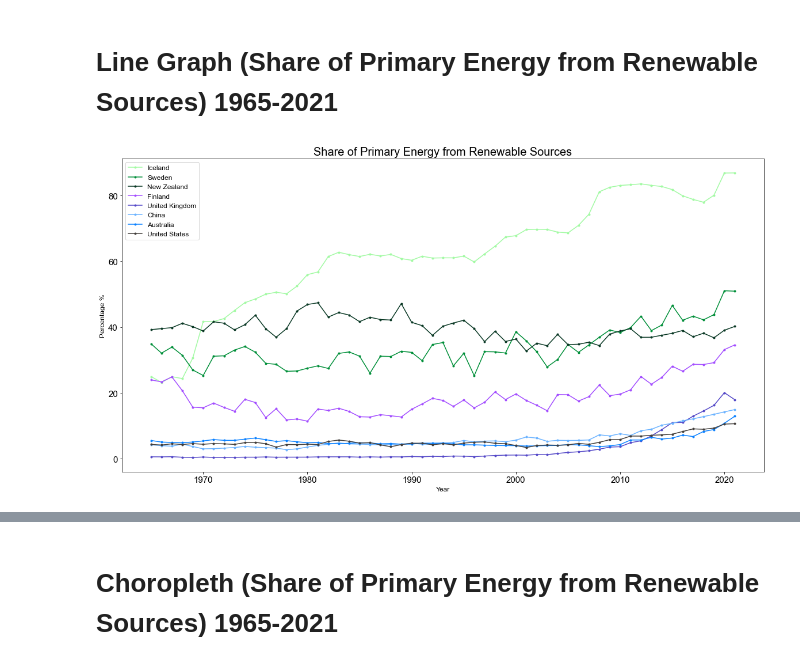
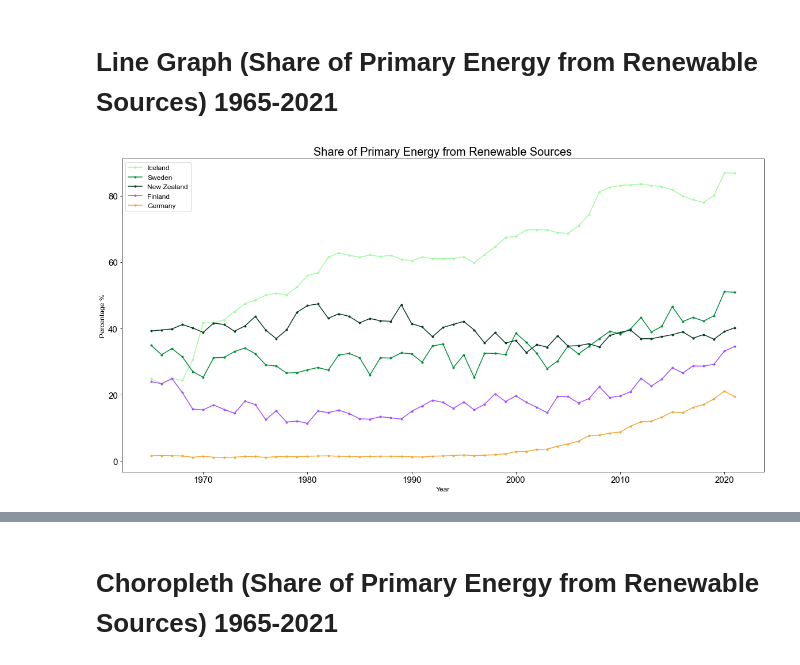
Before and after one commit to aaroln/ev, a Jupyter notebook: presentation.ipynb, the cells around one changed output, grey strips where cells are left out. Cells and saved outputs as stored; diff of their text form; code cells hidden in the pictures.

```diff
--- a/presentation.ipynb
+++ b/presentation.ipynb
@@ -325,28 +325,28 @@ chi = is_country('China')
 ice = is_country('Iceland')
 zaf = is_country('South Africa')
 unk = is_country('United Kingdom')
+wor = is_country('World')
+eur = is_country('Europe')
+ger = is_country('Germany')
 # %%
 # Visualisation
 
 renewable = pd.DataFrame(period, columns=['Year'])
-com_ren = pd.concat([renewable, aus, nor, usa, nzl, fin, can, swe, chi, ice, zaf, unk], axis=1)
+com_ren = pd.concat([renewable, aus, nor, usa, nzl, fin, can, swe, chi, ice, zaf, unk, wor, eur, ger], axis=1)
 
 plt.title('Share of Primary Energy from Renewable Sources', fontsize=20)
 plt.plot(com_ren.Year, com_ren.Iceland, '.-', color='#A2FAA3', label='Iceland')
 plt.plot(com_ren.Year, com_ren.Sweden, '.-', color='#008F39', label='Sweden')
 plt.plot(com_ren.Year, com_ren['New Zealand'], '.-', color='#093824', label='New Zealand')
 plt.plot(com_ren.Year, com_ren.Finland, '.-', color='#a34dff', label='Finland')
-plt.plot(com_ren.Year, com_ren['United Kingdom'], '.-', color='#5448C8', label='United Kingdom')
-plt.plot(com_ren.Year,com_ren.China, '.-', color='#6bb3ff', label='China')
-plt.plot(com_ren.Year, com_ren.Australia, '.-', color='#0a81ff', label='Australia')
-plt.plot(com_ren.Year, com_ren['United States'], '.-', color='#423E3B', label='United States')
+plt.plot(com_ren.Year, com_ren.Germany, '.-', color='#f5a631', label='Germany')
 
 plt.xlabel('Year', fontsize=12)
 
 plt.ylabel('Percentage %', fontsize=12)
 
 plt.legend(loc='upper left', prop={'size':12})
 
 plt.show()
 # %% [output]
-[figure, old version]
+[figure, new version]
```
Also changed, not shown: parts of 2 cells of this notebook.
